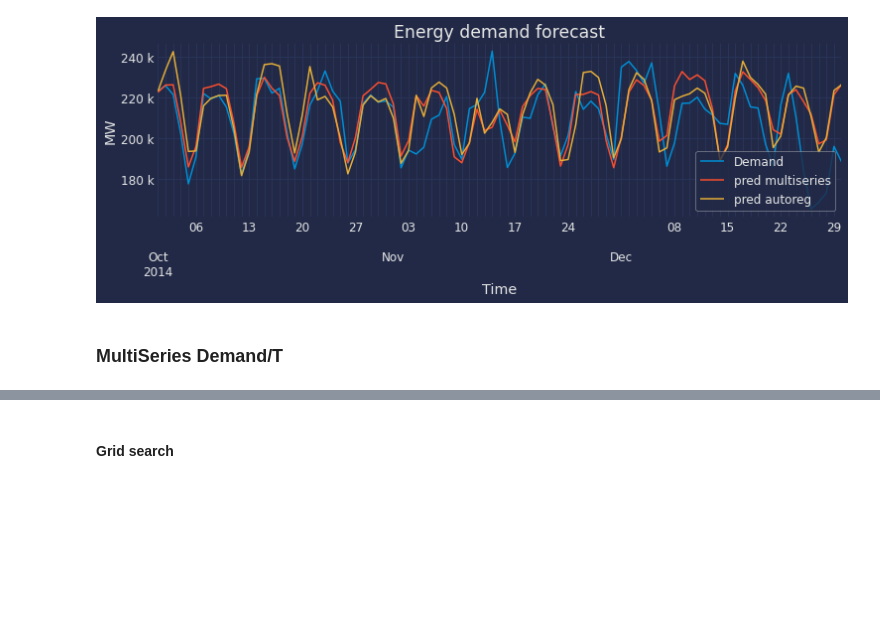
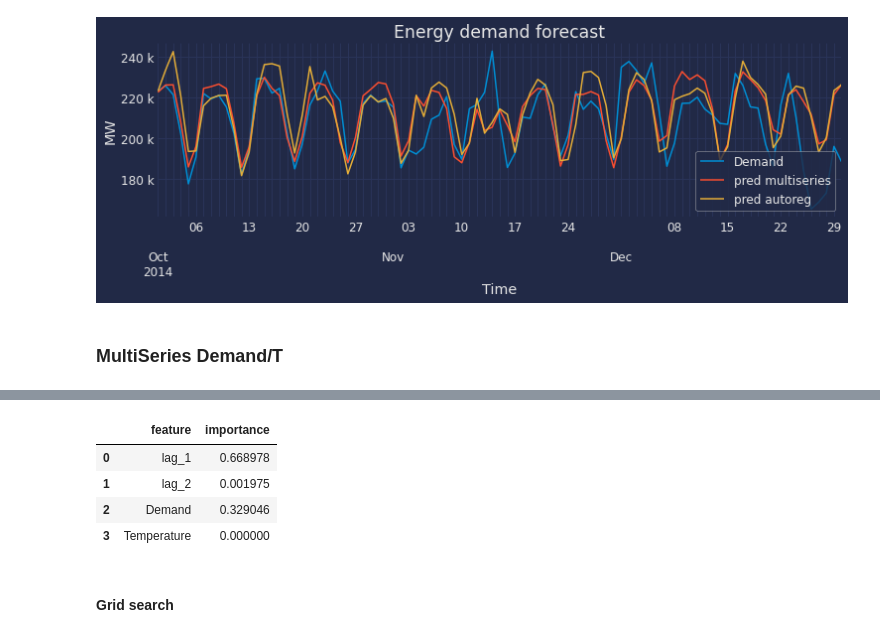
Before and after one commit to JoaquinAmatRodrigo/skforecast, a Jupyter notebook: dev/develop/skforecast_ForecasterAutoregMultiSeries_hyperparameters.ipynb, the cells around one changed output, grey strips where cells are left out. Saved outputs shown, nothing was run; the diff lists cells and outputs as text; code cells hidden in the pictures; blank space fills up the shorter version.

```diff
--- a/dev/develop/skforecast_ForecasterAutoregMultiSeries_hyperparameters.ipynb
+++ b/dev/develop/skforecast_ForecasterAutoregMultiSeries_hyperparameters.ipynb
@@ -2748,8 +2748,9 @@ series_cols = ['Demand', 'Temperature']
 # Create and fit Recursive multi-step forecaster (ForecasterAutoreg)
 # ==============================================================================
 forecaster = ForecasterAutoregMultiSeries(
-                 regressor = LGBMRegressor(),
-                 lags = 7
+                 regressor = RandomForestRegressor(n_estimators=3, max_depth=5, random_state=123,
+                                                   max_features=4),
+                 lags = 2
              )
 
 forecaster
@@ -2771,2 +2773,4 @@ Creation date: 2022-06-22 15:20:28
 Last fit date: None
 Skforecast version: 0.5.dev1
+# %%
+forecaster.fit(series = data[series_cols])
@@ -2773,3 +2800,11 @@ Skforecast version: 0.5.dev1
+# %%
+forecaster.get_feature_importance()
+# %% [output]
+|  | feature | importance |
+| 0 | lag_1 | 0.668978 |
+| 1 | lag_2 | 0.001975 |
+| 2 | Demand | 0.329046 |
+| 3 | Temperature | 0.000000 |
 # %% [markdown]
 #### Grid search
 # %%
```
Also changed, not shown: parts of 2 cells of this notebook.
